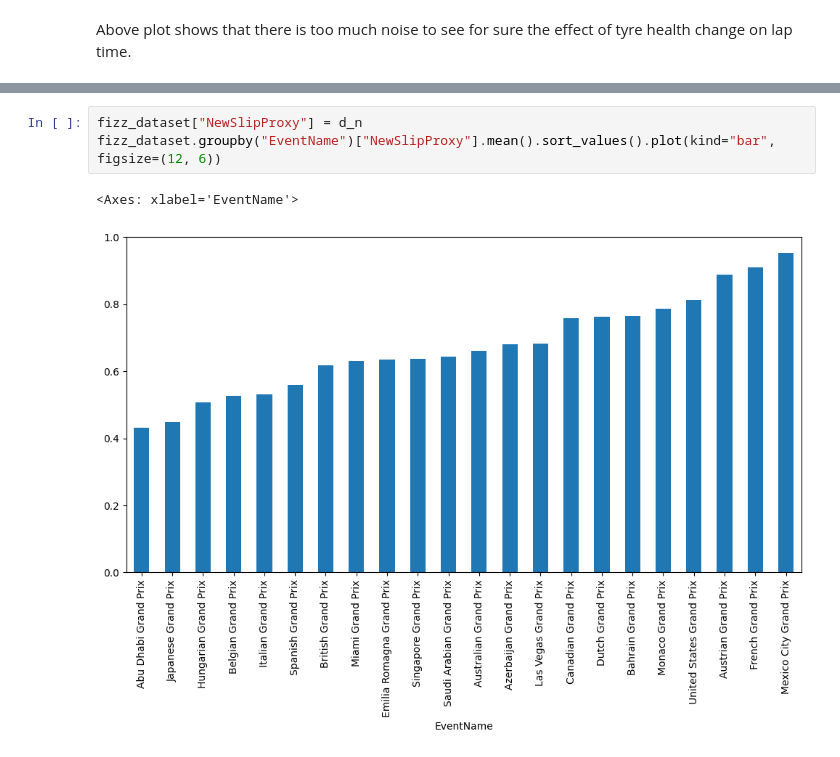
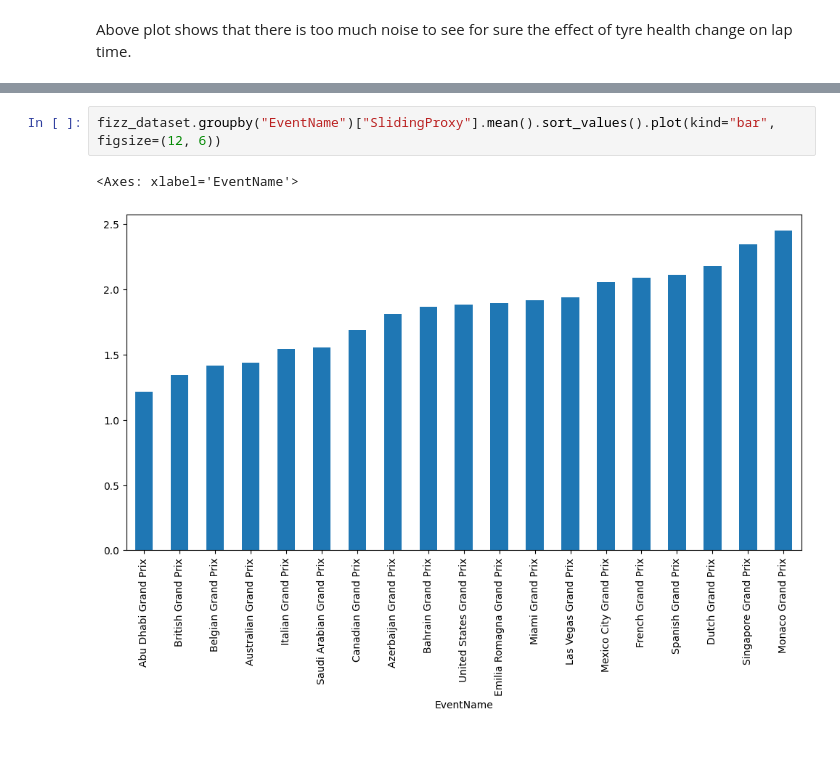
Before and after one commit to Abhaybhabhu/MDM3---F1, a Jupyter notebook: notebooks/physics_dataset_exploration.ipynb, the cells around one changed output, grey strips where cells are left out. Drawn from its saved outputs; the diff is of its cells as text.

Commit message:
Added new (Not final) working physics dataset, with scaled vslip and adjusted beta values.

```diff
--- a/notebooks/physics_dataset_exploration.ipynb
+++ b/notebooks/physics_dataset_exploration.ipynb
@@ -234,6 +216,5 @@ plt.show()
 # %%
-fizz_dataset["NewSlipProxy"] = d_n
-fizz_dataset.groupby("EventName")["NewSlipProxy"].mean().sort_values().plot(kind="bar", figsize=(12, 6))
+fizz_dataset.groupby("EventName")["SlidingProxy"].mean().sort_values().plot(kind="bar", figsize=(12, 6))
 # %% [output]
 <Axes: xlabel='EventName'>
-[figure, old version]
+[figure, new version]
```
Also changed, not shown: parts of 17 cells of this notebook, 3 other files.
